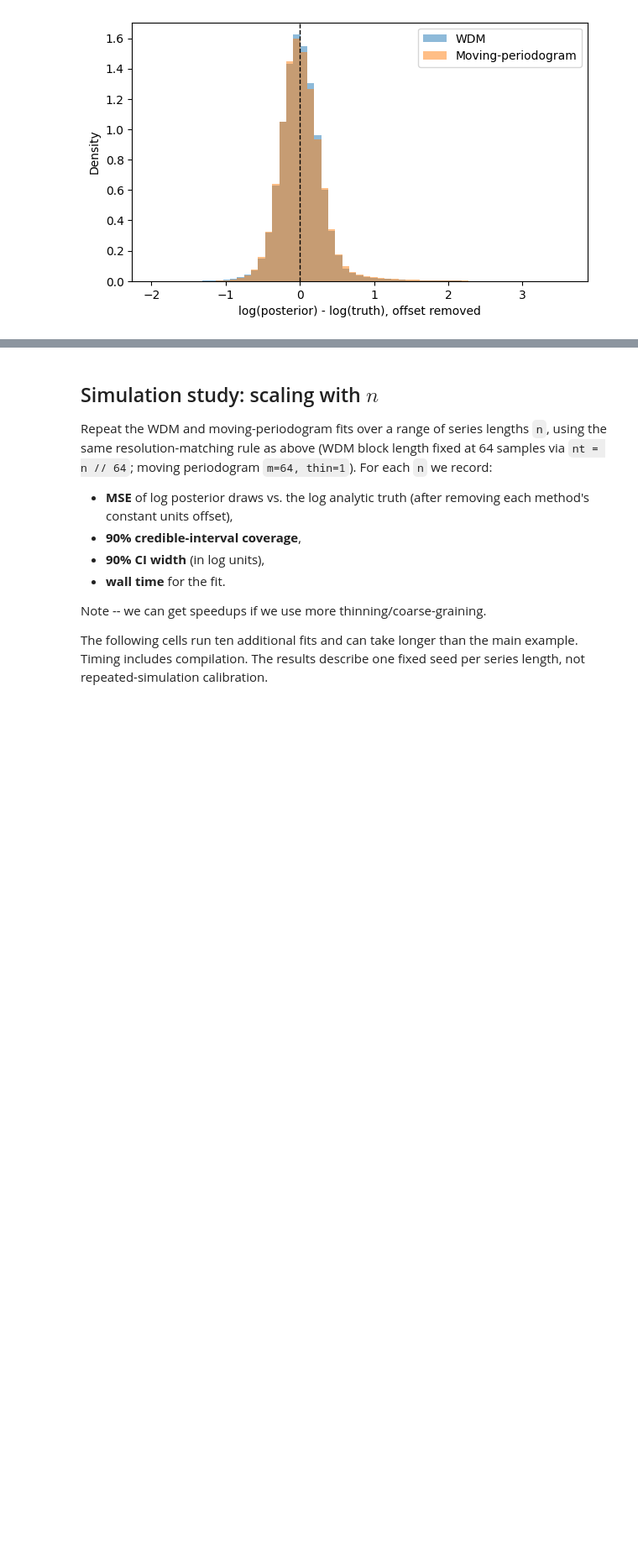
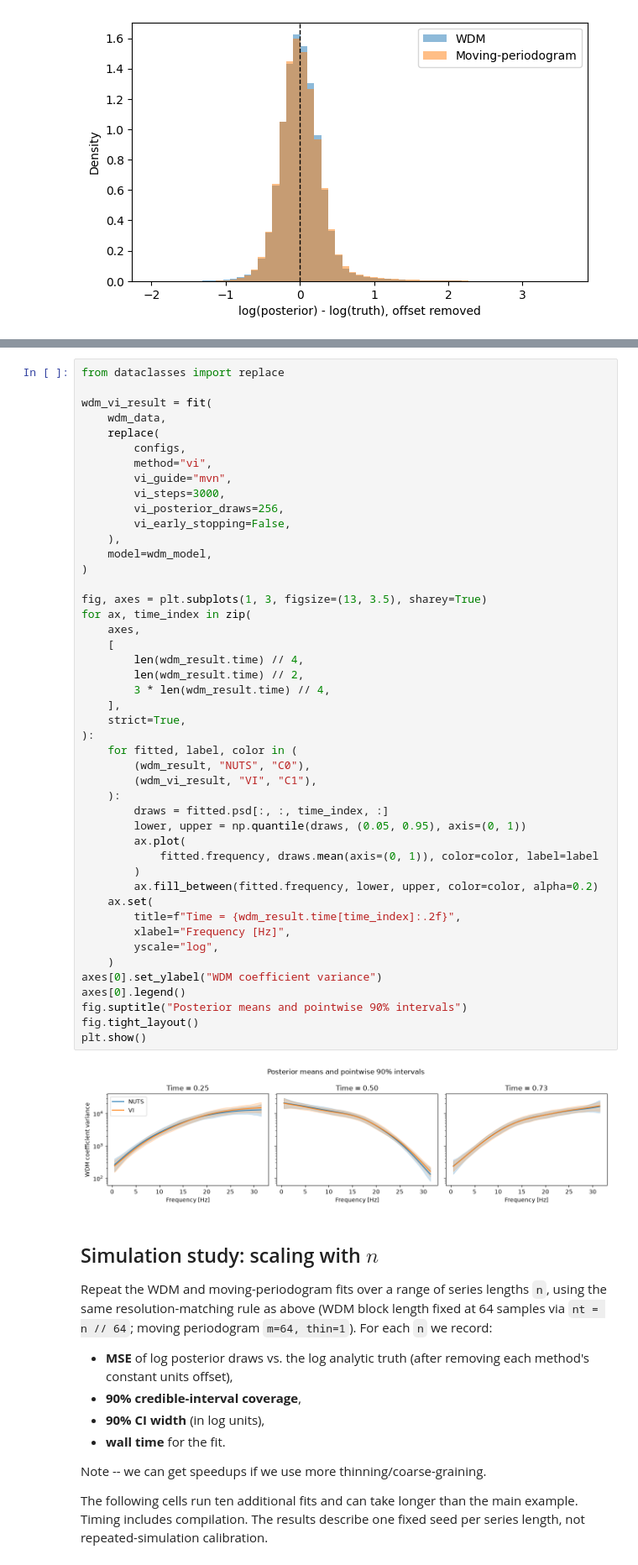
Before and after one commit to nz-gravity/LogPSplinePSD, a Jupyter notebook: docs/examples/timevarying-example.ipynb, the cells around one changed output, grey strips where cells are left out. Shown at 84% size. Drawn from its saved outputs; the diff is of its cells as text; blank space fills up the shorter version.

```diff
--- a/docs/examples/timevarying-example.ipynb
+++ b/docs/examples/timevarying-example.ipynb
@@ -575,3 +581,51 @@ plt.show()
+# %%
+from dataclasses import replace
+
+wdm_vi_result = fit(
+    wdm_data,
+    replace(
+        configs,
+        method="vi",
+        vi_guide="mvn",
+        vi_steps=3000,
+        vi_posterior_draws=256,
+        vi_early_stopping=False,
+    ),
+    model=wdm_model,
+)
+
+fig, axes = plt.subplots(1, 3, figsize=(13, 3.5), sharey=True)
+for ax, time_index in zip(
+    axes,
+    [
+        len(wdm_result.time) // 4,
+        len(wdm_result.time) // 2,
+        3 * len(wdm_result.time) // 4,
+    ],
+    strict=True,
+):
+    for fitted, label, color in (
+        (wdm_result, "NUTS", "C0"),
+        (wdm_vi_result, "VI", "C1"),
+    ):
+        draws = fitted.psd[:, :, time_index, :]
+        lower, upper = np.quantile(draws, (0.05, 0.95), axis=(0, 1))
+        ax.plot(
+            fitted.frequency, draws.mean(axis=(0, 1)), color=color, label=label
+        )
+        ax.fill_between(fitted.frequency, lower, upper, color=color, alpha=0.2)
+    ax.set(
+        title=f"Time = {wdm_result.time[time_index]:.2f}",
+        xlabel="Frequency [Hz]",
+        yscale="log",
+    )
+axes[0].set_ylabel("WDM coefficient variance")
+axes[0].legend()
+fig.suptitle("Posterior means and pointwise 90% intervals")
+fig.tight_layout()
+plt.show()
+# %% [output]
+[figure, added]
 # %% [markdown]
 ## Simulation study: scaling with $n$
 
```
Also changed, not shown: parts of 1 cell of this notebook, 13 other files.
